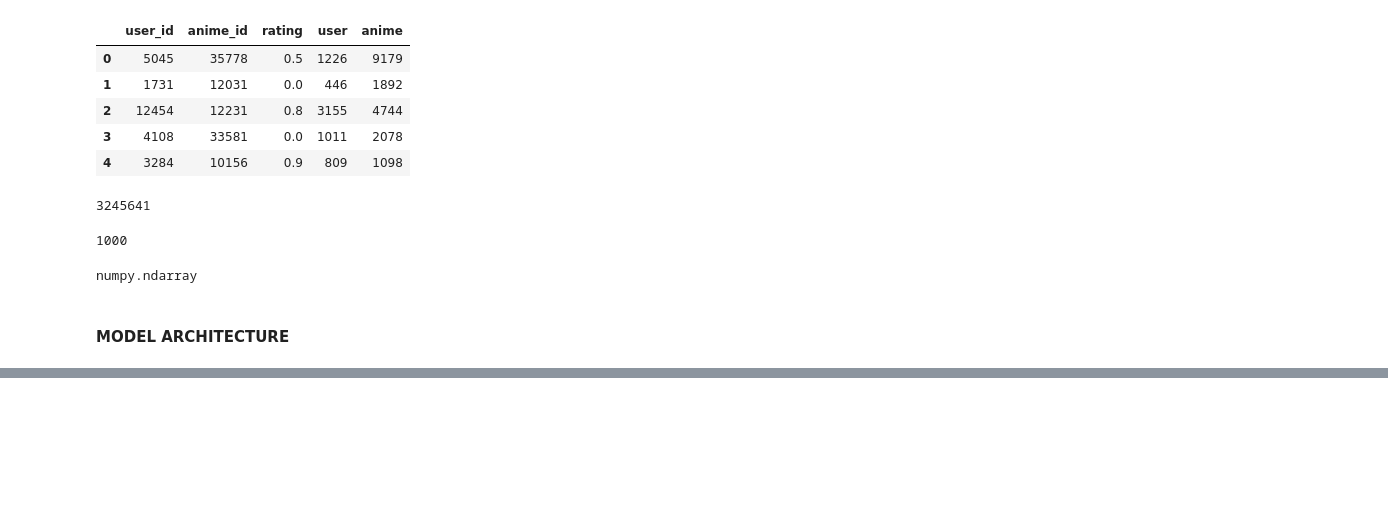
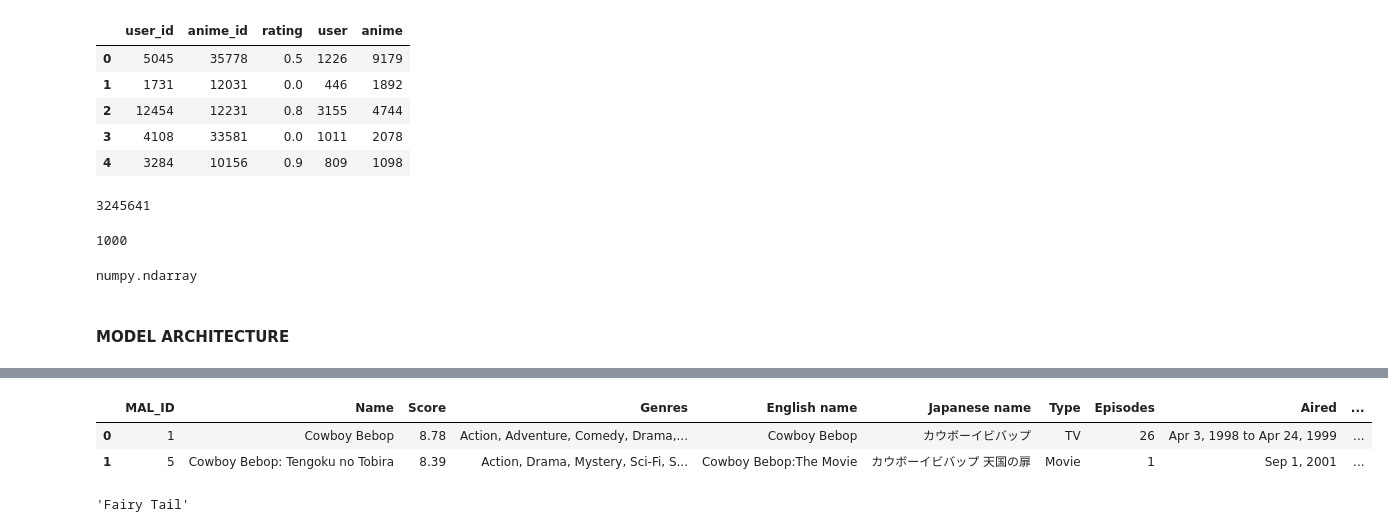
Before and after one commit to neelay-16/MLOPS-Project-2, a Jupyter notebook: notebook/notebook.ipynb, the cells around one changed output, grey strips where cells are left out. Saved outputs shown, nothing was run; the diff lists cells and outputs as text; code cells hidden in the pictures; blank space fills up the shorter version.

```diff
--- a/notebook/notebook.ipynb
+++ b/notebook/notebook.ipynb
@@ -213,0 +322,8 @@ def RecommenderNet():
+# %%
+df = pd.read_csv(INPUT_DIR + "/anime.csv", low_memory=True)
+# %%
+df.head(2)
+# %% [output]
+|  | MAL_ID | Name | Score | Genres | English name | Japanese name | Type | Episodes | Aired | ... |
+| 0 | 1 | Cowboy Bebop | 8.78 | Action, Adventure, Comedy, Drama,... | Cowboy Bebop | カウボーイビバップ | TV | 26 | Apr 3, 1998 to Apr 24, 1999 | ... |
+| 1 | 5 | Cowboy Bebop: Tengoku no Tobira | 8.39 | Action, Drama, Mystery, Sci-Fi, S... | Cowboy Bebop:The Movie | カウボーイビバップ 天国の扉 | Movie | 1 | Sep 1, 2001 | ... |
@@ -213,0 +356,4 @@ def RecommenderNet():
+# %%
+getAnimeName(6702)
+# %% [output]
+'Fairy Tail'
```
Also changed, not shown: parts of 50 cells of this notebook, 16 other files.
